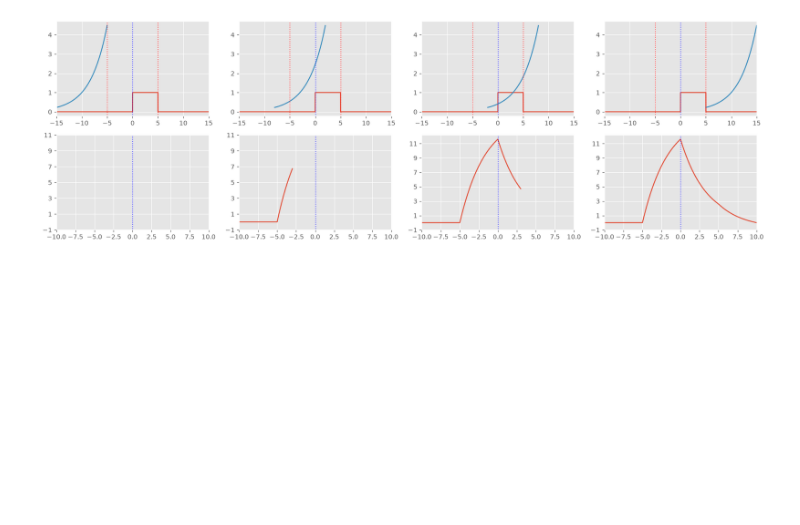
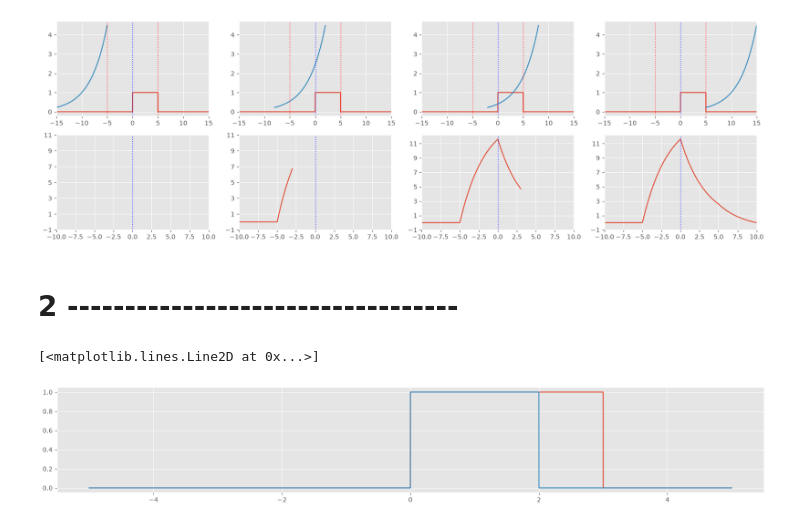
Before and after one commit to ilavaggi/SyS-2026, a Jupyter notebook: TP4.ipynb, the cells around one changed output. Saved outputs shown, nothing was run; the diff lists cells and outputs as text; code cells hidden in the pictures; blank space fills up the shorter version.

```diff
--- a/TP4.ipynb
+++ b/TP4.ipynb
@@ -186,3 +186,5 @@ for i in range(4):
 plt.show()
 # %% [output]
 [figure]
+# %% [markdown]
+# 2 ----------------------------------
@@ -188,0 +272,11 @@ plt.show()
+# %%
+t2 = np.linspace(-5,5,10000)
+h2 = u(t)-u(t-3)
+x2 = u(t)-u(t-2)
+
+plt.figure(figsize=(20,3))
+plt.plot(t,h2)
+plt.plot(t,x2)
+# %% [output]
+[<matplotlib.lines.Line2D at 0x...>]
+[figure, added]
```
Also changed, not shown: parts of 2 cells of this notebook.
